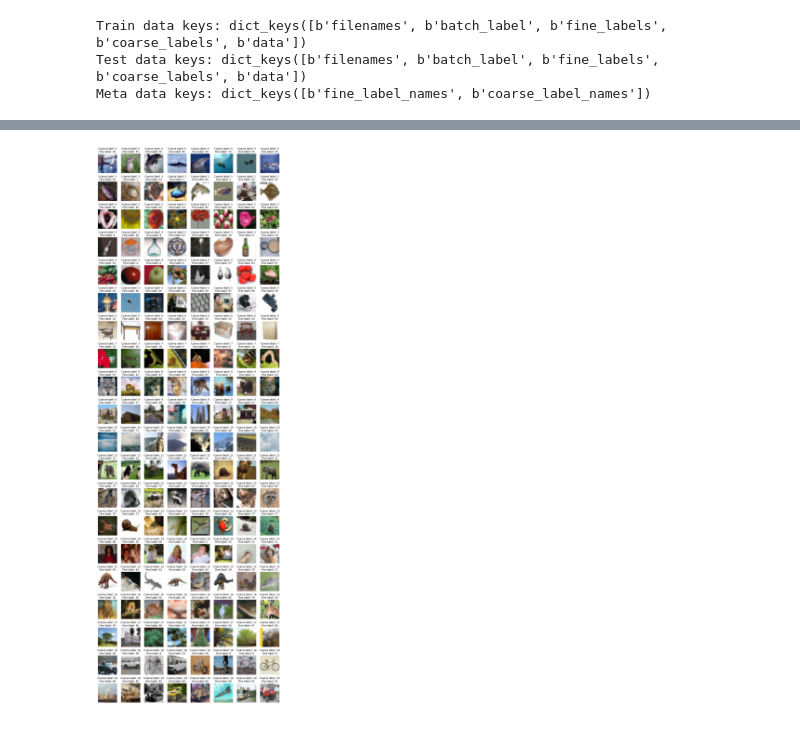
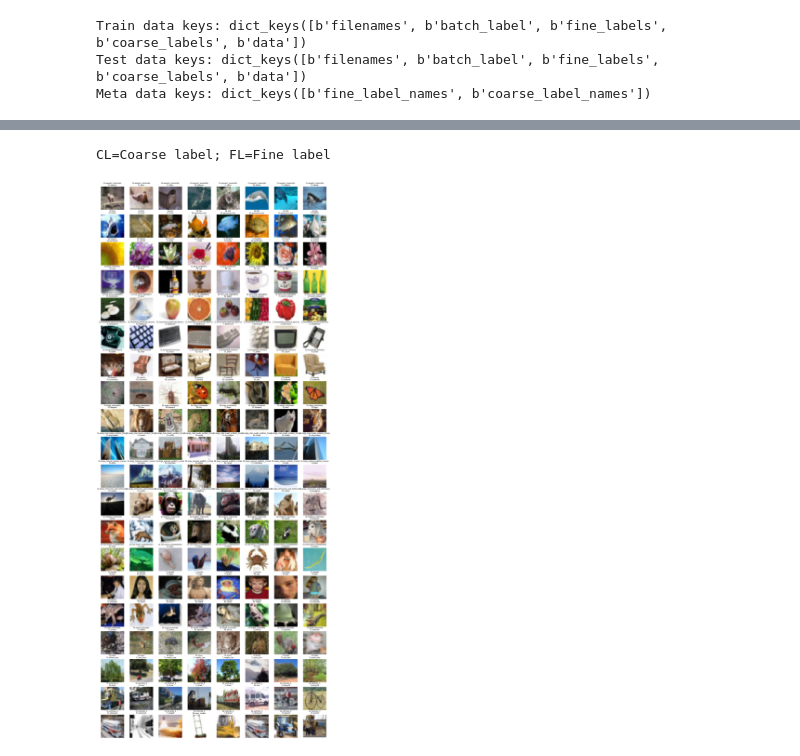
Before and after one commit to himalayasharma/reverse-image-search-engine, a Jupyter notebook: notebooks/exploratory/0.1-himalayasharma-load-and-preprocess-data.ipynb, the cells around one changed output, grey strips where cells are left out. Saved outputs shown, nothing was run; the diff lists cells and outputs as text; code cells hidden in the pictures.

Commit message:
Add functionality to generate plots
Add code for generating 4 plots for each of the 20 superclasses

```diff
--- a/notebooks/exploratory/0.1-himalayasharma-load-and-preprocess-data.ipynb
+++ b/notebooks/exploratory/0.1-himalayasharma-load-and-preprocess-data.ipynb
@@ -80,3 +86,9 @@ plt.show()
+# %%
+mapping_coarse_labels = dict(zip(np.unique(train[b'coarse_labels']), meta[b'coarse_label_names']))
+mapping_fine_labels = dict(zip(np.unique(train[b'fine_labels']), meta[b'fine_label_names']))
+
+train_coarse_labels_str = np.array(list(map(lambda label:mapping_coarse_labels[label].decode('ascii'), train[b'coarse_labels'])))
+train_fine_labels_str = np.array(list(map(lambda label:mapping_fine_labels[label].decode('ascii'), train[b'fine_labels'])))
 # %%
 idx_for_plotting = np.array([])
 train_coarse_labels = train[b'coarse_labels']
@@ -87,18 +100,22 @@ for i, coarse_label in enumerate(set(train_coarse_labels)):
 # %%
 ncols = 8
 nrows = 20
 
 fig, ax = plt.subplots(nrows, ncols)
-fig.set_size_inches(ncols*2, nrows*2.5)
+fig.set_size_inches(ncols*3, nrows*3)
 
 idx_for_plotting = idx_for_plotting.astype(int)
 
 idx = 0
+print("CL=Coarse label; FL=Fine label")
 for row in range(nrows):
     for col in range(ncols):
         ax[row, col].axis("off")
-        ax[row, col].set_title(f"Coarse label: {train[b'coarse_labels'][idx_for_plotting[idx]]}\nFine label: {train[b'fine_labels'][idx_for_plotting[idx]]}")
+        upper_label = train_coarse_labels_str[idx_for_plotting[idx]]
+        lower_label = train_fine_labels_str[idx_for_plotting[idx]]
+        ax[row, col].set_title(f"CL:{upper_label}\nFL:{lower_label}", fontsize=10)
         ax[row, col].imshow(train[b'data'][idx_for_plotting[idx]].reshape(3,32,32).transpose(1,2,0))
         idx += 1
 # %% [output]
+CL=Coarse label; FL=Fine label
-[figure, old version]
+[figure, new version]
```
Also changed, not shown: parts of 5 cells of this notebook.
